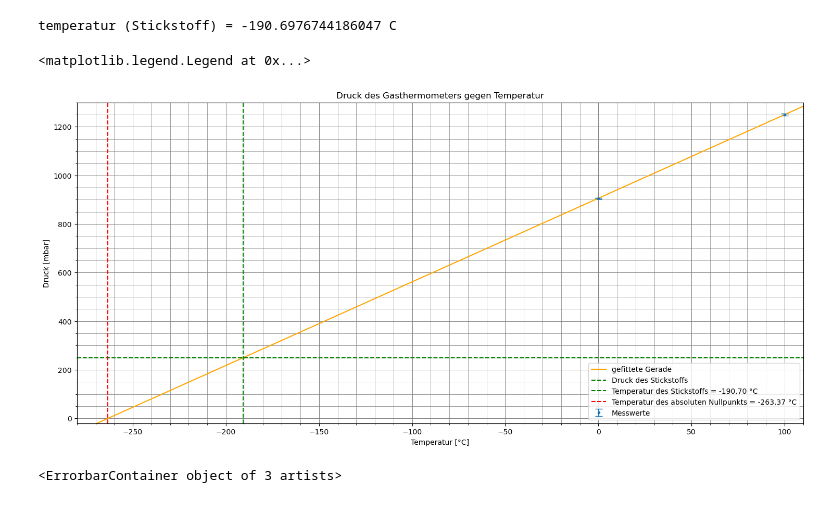
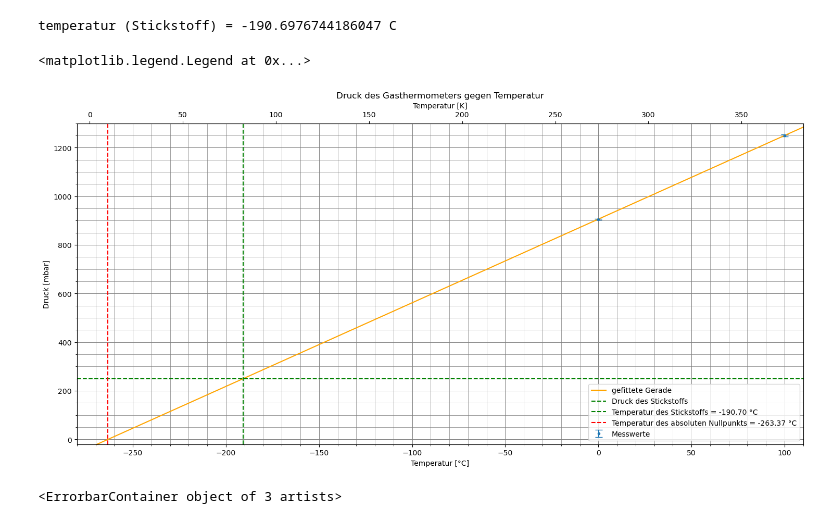
Before and after one commit to IchKaueHolz/PAP1, a Jupyter notebook: Versuch 41/Auswertung/code/V41.ipynb, the cells around one changed output. Cells and saved outputs as stored; diff of their text form; code cells hidden in the pictures.

```diff
--- a/Versuch 41/Auswertung/code/V41.ipynb
+++ b/Versuch 41/Auswertung/code/V41.ipynb
@@ -66,34 +66,39 @@ ax.axhline(p_stickstoff,
            label='Druck des Stickstoffs'
 )
 
 ax.axvline(temp_n2,
            color='green',
            linestyle='--',
            label=(f'Temperatur des Stickstoffs = {temp_n2:.2f} °C')
 )
 
 ax.axvline(temp,
            color='red',
            linestyle='--',
            label=(f'Temperatur des absoluten Nullpunkts = {temp:.2f} °C')
 )
 
 
 ax.set_title('Druck des Gasthermometers gegen Temperatur')
 ax.set_xlabel('Temperatur [°C]')
 ax.set_ylabel('Druck [mbar]')
 
 ax.set_xlim(-280, 110)
 ax.set_ylim(-20, 1300)
 
+# Kelvin-Skala oben an der x-Achse
+ax2 = ax.secondary_xaxis('top', functions=(lambda x: x + 273.15, lambda x: x - 273.15))
+ax2.set_xlabel('Temperatur [K]')
+ax2.set_xlim(ax.get_xlim())
+
 ax.minorticks_on()
 ax.grid(which='major', linewidth=0.7, color='gray')
 ax.grid(which='minor', linewidth=0.5, color='gray')
 
 ax.legend()
 # %% [output]
 <matplotlib.legend.Legend at 0x...>
-[figure, old version]
+[figure, new version]
 # %%
 T = np.array([0, 10, 20, 30, 40, 50, 60, 70, 80, 90, 100])
 T_error = 1 #(fl)
```
Also changed, not shown: 3 other files.
